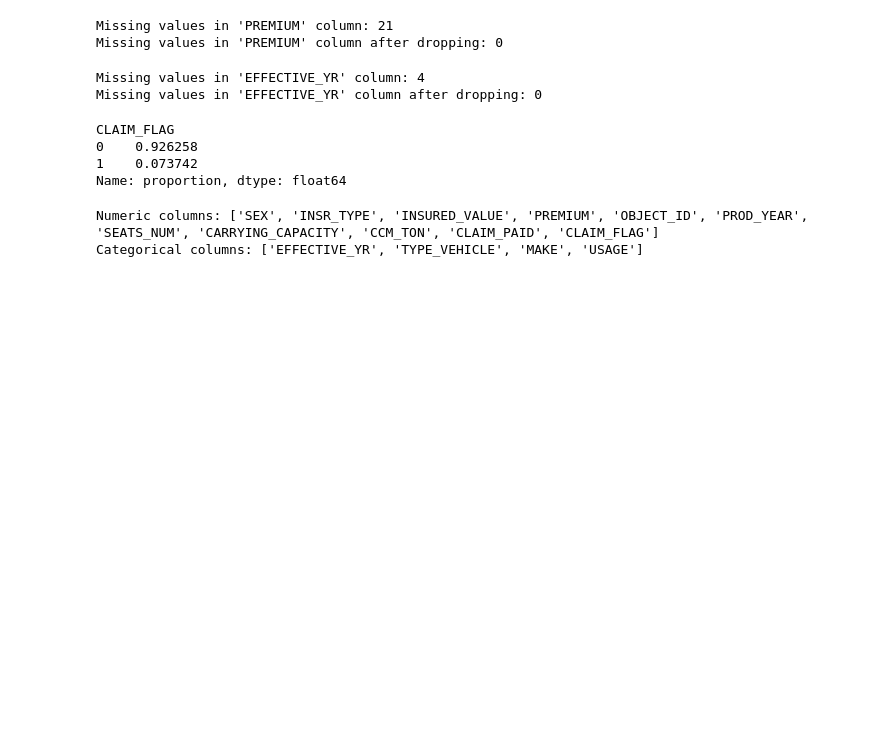
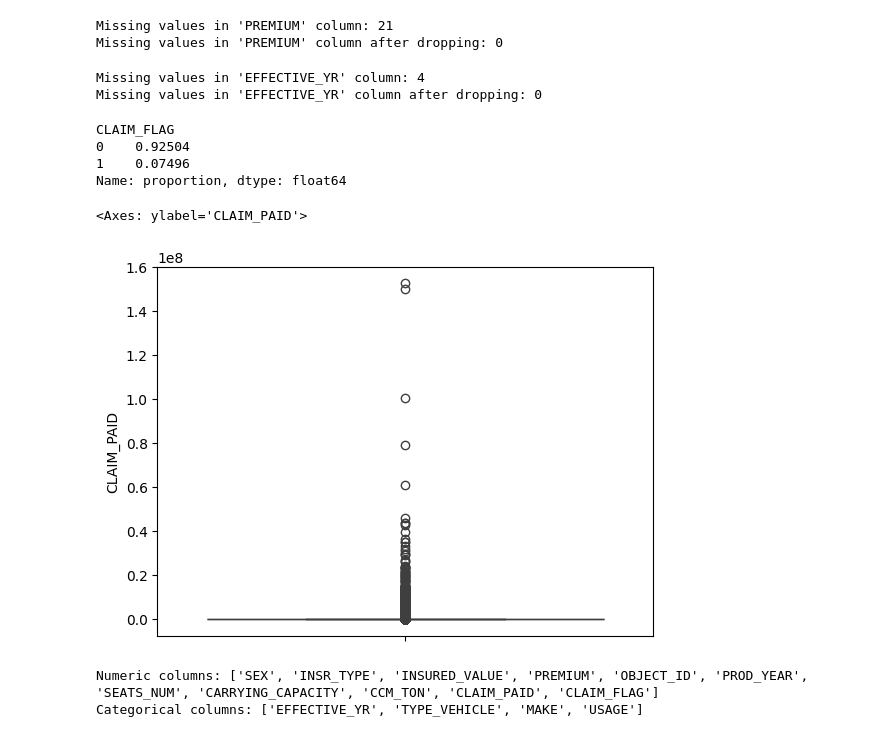
Before and after one commit to mehdighelich1379/insurAI, a Jupyter notebook: notebook/Vehicle_Insurance.ipynb, the cells around one changed output. Drawn from its saved outputs; the diff is of its cells as text; code cells hidden in the pictures; blank space fills up the shorter version.

```diff
--- a/notebook/Vehicle_Insurance.ipynb
+++ b/notebook/Vehicle_Insurance.ipynb
@@ -303,15 +304,20 @@ Missing values in 'EFFECTIVE_YR' column after dropping: 0
 # Create a new column 'CLAIM_FLAG' based on 'CLAIM_PAID'
 # If CLAIM_PAID > 0, then CLAIM_FLAG = 1, else CLAIM_FLAG = 0
 # df['CLAIM_FLAG'] = df['CLAIM_PAID'].apply(lambda x: 1 if x > 0 else 0)
-threshold = 1000
+threshold = 0
 df["CLAIM_FLAG"] = (df["CLAIM_PAID"] > threshold).astype(int)
 
 print(df["CLAIM_FLAG"].value_counts(normalize=True))
 # %% [output]
 CLAIM_FLAG
-0    0.926258
-1    0.073742
+0    0.92504
+1    0.07496
 Name: proportion, dtype: float64
+# %%
+sns.boxplot(df['CLAIM_PAID'])
+# %% [output]
+<Axes: ylabel='CLAIM_PAID'>
+[figure, added]
 # %%
 def numeric_columns(df):
     """
```
Also changed, not shown: parts of 29 cells of this notebook.
